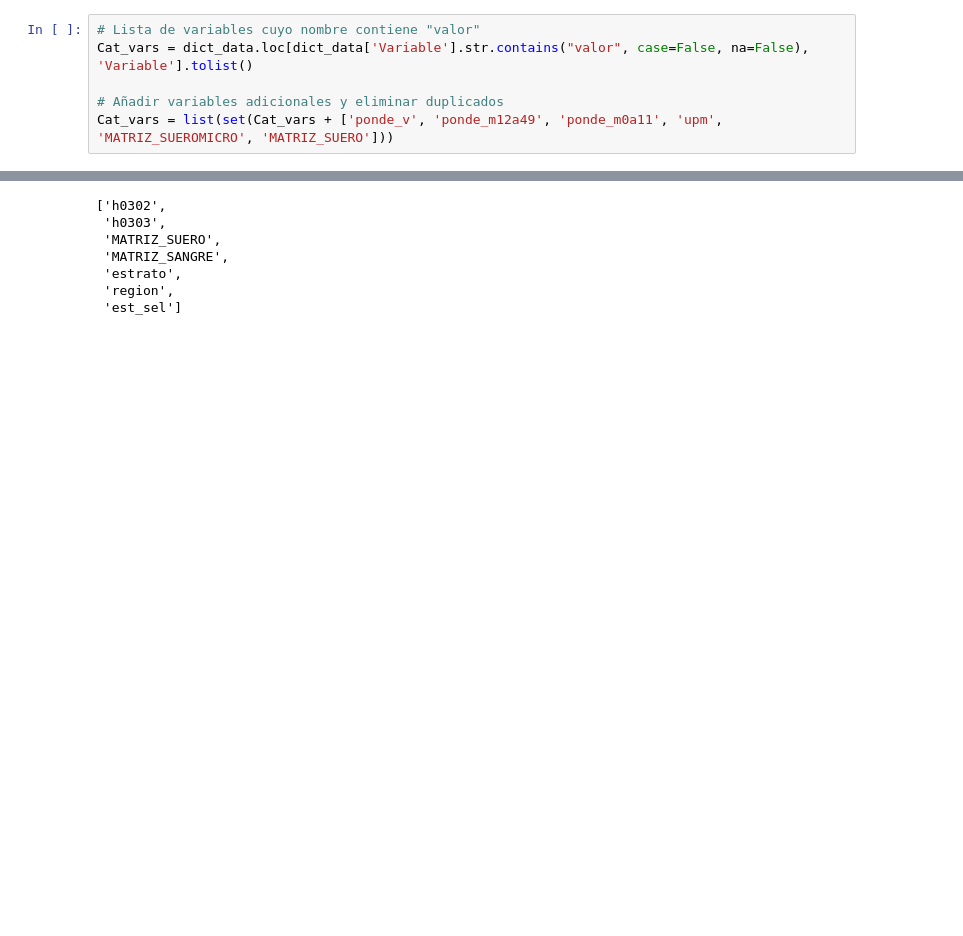
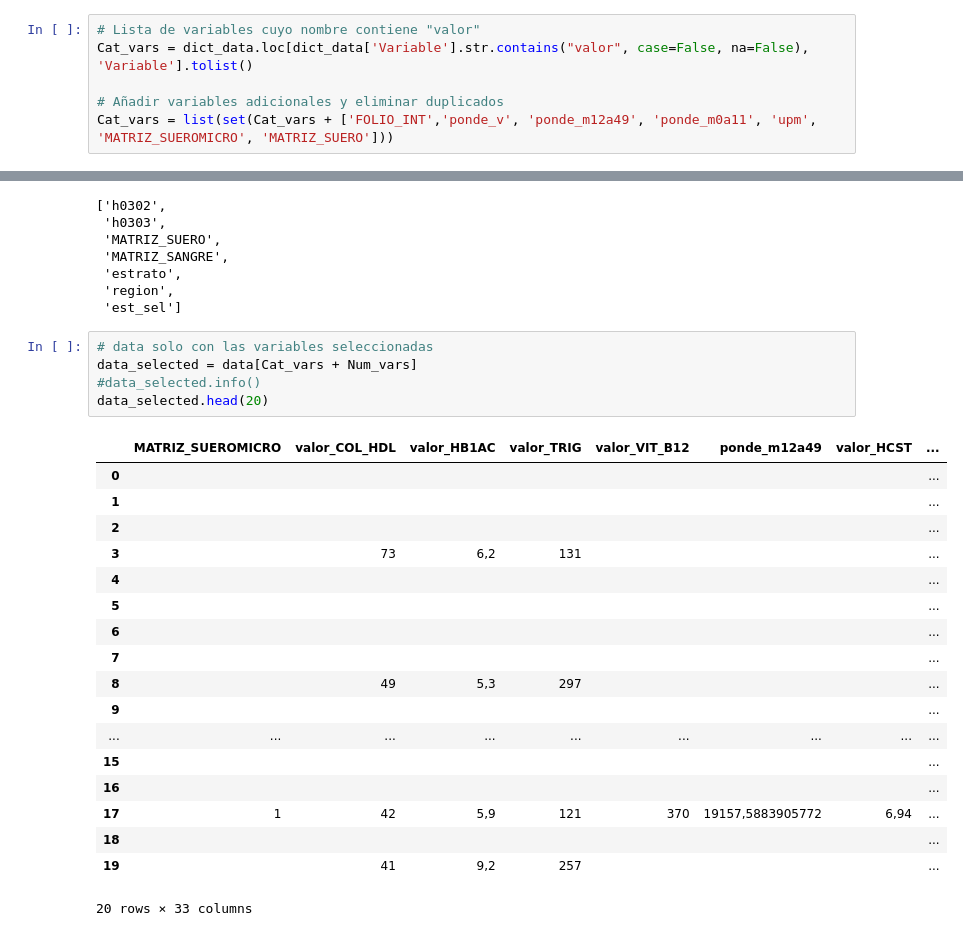
Before and after one commit to Gusty5/RBG_Contaminaci-nAmbientalYSalud, a Jupyter notebook: scripts/ExploracionMedica.ipynb, the cells around one changed output, grey strips where cells are left out. Drawn from its saved outputs; the diff is of its cells as text; blank space fills up the shorter version.

```diff
--- a/Exploracion.ipynb
+++ b/scripts/ExploracionMedica.ipynb
@@ -131,7 +131,7 @@ upm: Unidad primaria de muestreo
 Cat_vars = dict_data.loc[dict_data['Variable'].str.contains("valor", case=False, na=False), 'Variable'].tolist()
 
 # Añadir variables adicionales y eliminar duplicados
-Cat_vars = list(set(Cat_vars + ['ponde_v', 'ponde_m12a49', 'ponde_m0a11', 'upm', 'MATRIZ_SUEROMICRO', 'MATRIZ_SUERO']))
+Cat_vars = list(set(Cat_vars + ['FOLIO_INT','ponde_v', 'ponde_m12a49', 'ponde_m0a11', 'upm', 'MATRIZ_SUEROMICRO', 'MATRIZ_SUERO']))
 # %%
 Cat_vars
 # %% [output]
@@ -197,3 +197,27 @@ Num_vars
  'estrato',
  'region',
  'est_sel']
+# %%
+# data solo con las variables seleccionadas
+data_selected = data[Cat_vars + Num_vars]
+#data_selected.info()
+data_selected.head(20)
+# %% [output]
+|  | MATRIZ_SUEROMICRO | valor_COL_HDL | valor_HB1AC | valor_TRIG | valor_VIT_B12 | ponde_m12a49 | valor_HCST | ... |
+| 0 |  |  |  |  |  |  |  | ... |
+| 1 |  |  |  |  |  |  |  | ... |
+| 2 |  |  |  |  |  |  |  | ... |
+| 3 |  | 73 | 6,2 | 131 |  |  |  | ... |
+| 4 |  |  |  |  |  |  |  | ... |
+| 5 |  |  |  |  |  |  |  | ... |
+| 6 |  |  |  |  |  |  |  | ... |
+| 7 |  |  |  |  |  |  |  | ... |
+| 8 |  | 49 | 5,3 | 297 |  |  |  | ... |
+| 9 |  |  |  |  |  |  |  | ... |
+| ... | ... | ... | ... | ... | ... | ... | ... | ... |
+| 15 |  |  |  |  |  |  |  | ... |
+| 16 |  |  |  |  |  |  |  | ... |
+| 17 | 1 | 42 | 5,9 | 121 | 370 | 19157,5883905772 | 6,94 | ... |
+| 18 |  |  |  |  |  |  |  | ... |
+| 19 |  | 41 | 9,2 | 257 |  |  |  | ... |
+20 rows × 33 columns
```
Also changed, not shown: parts of 4 cells of this notebook, 3 other files.
